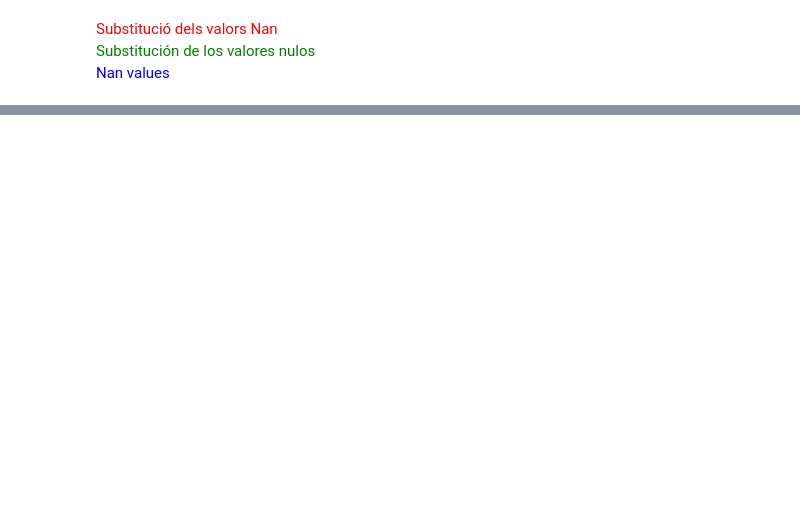
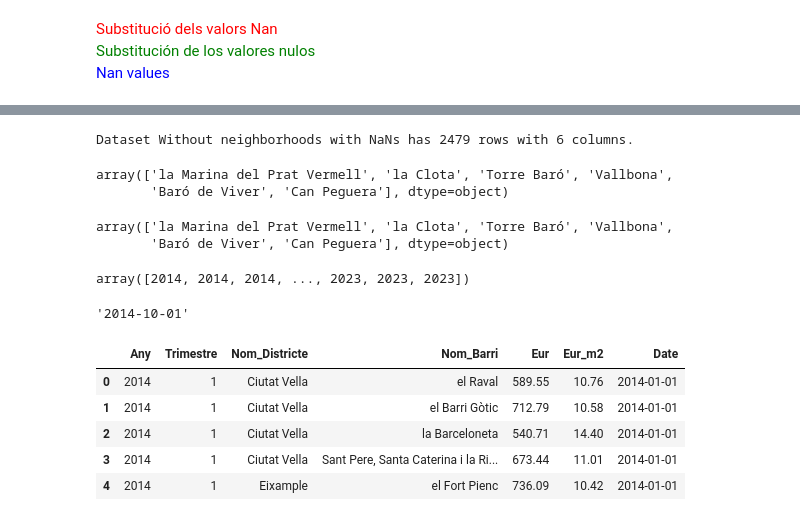
Before and after one commit to luismiguelcasadodiaz/jump2digital, a Jupyter notebook: src/price/pre_price.ipynb, the cells around one changed output, grey strips where cells are left out. Drawn from its saved outputs; the diff is of its cells as text; code cells hidden in the pictures; blank space fills up the shorter version.

```diff
--- a/src/price/pre_price.ipynb
+++ b/src/price/pre_price.ipynb
@@ -202,0 +289,6 @@ print(price[mask_all])
+# %%
+NaN_prices = price[price["Eur"].isna()]
+#print(NaN_prices)
+Nan_prices_summary = NaN_prices.groupby(['Nom_Barri']).count()
+pd.set_option('display.max_rows', None)
+print(Nan_prices_summary["Any"])
@@ -202,0 +304,6 @@ print(price[mask_all])
+# %%
+NaN_prices = price[price["Eur_m2"].isna()]
+#print(NaN_prices)
+Nan_prices_summary = NaN_prices.groupby(['Nom_Barri']).count()
+pd.set_option('display.max_rows', None)
+print(Nan_prices_summary["Any"])
@@ -202,0 +336,25 @@ print(price[mask_all])
+# %%
+drop_barris = price[price["Eur"].isna()]["Nom_Barri"].unique()
+drop_mask = (price['Nom_Barri'].isin(drop_barris))
+price.drop(price[drop_mask].index, inplace = True)
+print("Dataset Without neighborhoods with NaNs has {} rows with {} columns.".format(price.shape[0],price.shape[1]))
+# %% [output]
+Dataset Without neighborhoods with NaNs has 2479 rows with 6 columns.
+# %%
+drop_barris
+# %% [output]
+array(['la Marina del Prat Vermell', 'la Clota', 'Torre Baró', 'Vallbona',
+       'Baró de Viver', 'Can Peguera'], dtype=object)
+# %%
+NaN_barris
+# %% [output]
+array(['la Marina del Prat Vermell', 'la Clota', 'Torre Baró', 'Vallbona',
+       'Baró de Viver', 'Can Peguera'], dtype=object)
+# %%
+price["Any"].values
+# %% [output]
+array([2014, 2014, 2014, ..., 2023, 2023, 2023])
+# %%
+create_date_from(2014, 4)
+# %% [output]
+'2014-10-01'
@@ -202,0 +365,9 @@ print(price[mask_all])
+# %%
+price.head()
+# %% [output]
+|  | Any | Trimestre | Nom_Districte | Nom_Barri | Eur | Eur_m2 | Date |
+| 0 | 2014 | 1 | Ciutat Vella | el Raval | 589.55 | 10.76 | 2014-01-01 |
+| 1 | 2014 | 1 | Ciutat Vella | el Barri Gòtic | 712.79 | 10.58 | 2014-01-01 |
+| 2 | 2014 | 1 | Ciutat Vella | la Barceloneta | 540.71 | 14.40 | 2014-01-01 |
+| 3 | 2014 | 1 | Ciutat Vella | Sant Pere, Santa Caterina i la Ri... | 673.44 | 11.01 | 2014-01-01 |
+| 4 | 2014 | 1 | Eixample | el Fort Pienc | 736.09 | 10.42 | 2014-01-01 |
```
Also changed, not shown: parts of 31 cells of this notebook, 2 other files.
